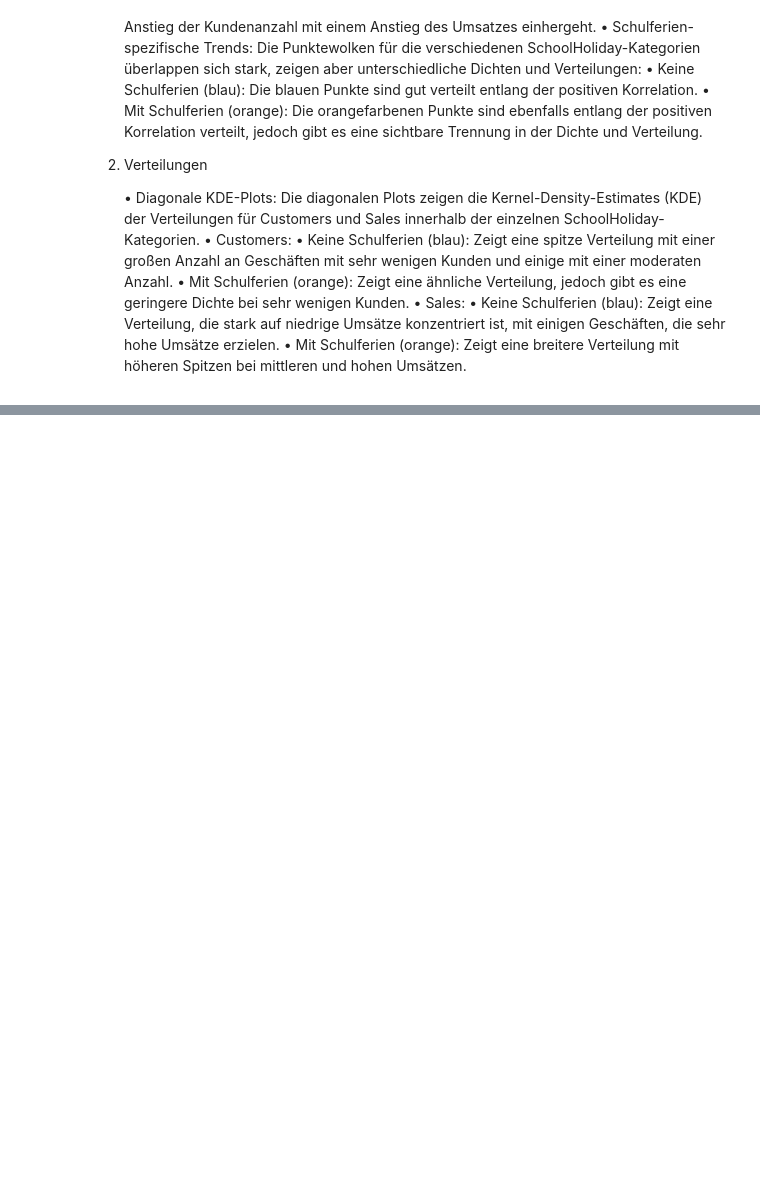
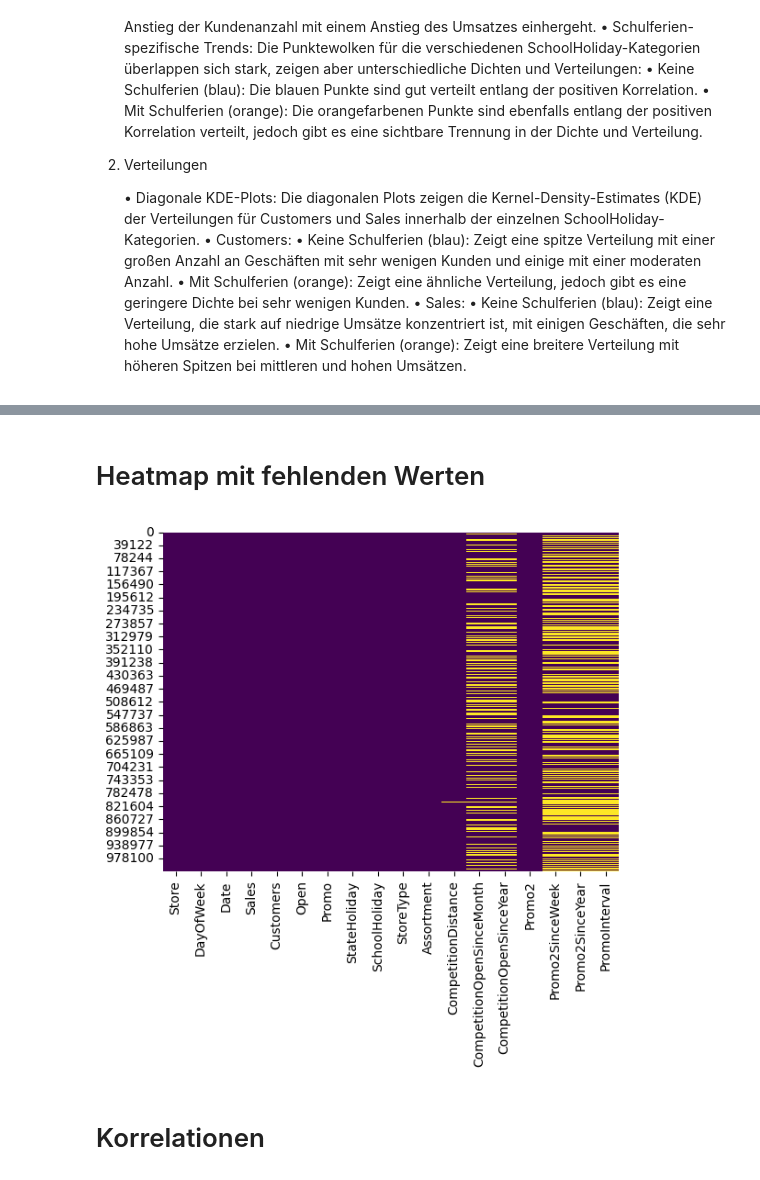
Before and after one commit to brk2ran/DataMining2024, a Jupyter notebook: rossmann.ipynb, the cells around one changed output, grey strips where cells are left out. Saved outputs shown, nothing was run; the diff lists cells and outputs as text; code cells hidden in the pictures; blank space fills up the shorter version.

Commit message:
Heatmap fehlender Werte, entfernen falscher Eintraege, Korrelationen

```diff
--- a/rossmann.ipynb
+++ b/rossmann.ipynb
@@ -796,0 +799,24 @@ Hier sind die wichtigsten Beobachtungen und deren Bedeutung:
+# %%
+import pandas as pd
+# Daten laden
+train = pd.read_csv('rossmann-store-sales/train.csv')
+store = pd.read_csv('rossmann-store-sales/store.csv')
+
+# Daten zusammenführen
+dataTrain = pd.merge(train, store, on='Store')
+
+# Standardize StateHoliday column
+dataTrain['StateHoliday'] = dataTrain['StateHoliday'].astype(str)
+
+# Remove entries with zero sales and store open
+dataTrain = dataTrain[~((dataTrain['Sales'] == 0) & (dataTrain['Open'] == 1))]
+
+# Remove entries with zero customers and store open
+dataTrain = dataTrain[~((dataTrain['Customers'] == 0) & (dataTrain['Open'] == 1))]
+
+# Verify the entries are removed
+print("\nTrain Data after removing entries with zero sales and store open:")
+print(dataTrain[(dataTrain['Sales'] == 0) & (dataTrain['Open'] == 1)])
+
+print("\nTrain Data after removing entries with zero customers and store open:")
+print(dataTrain[(dataTrain['Customers'] == 0) & (dataTrain['Open'] == 1)])
@@ -796,0 +833,14 @@ Hier sind die wichtigsten Beobachtungen und deren Bedeutung:
+# %% [markdown]
+# Heatmap mit fehlenden Werten
+# %%
+import numpy as np
+import matplotlib.pyplot as plt
+import seaborn as sns
+
+# Fehlende Werte visualisieren
+sns.heatmap(dataTrain.isnull(), cbar=False, cmap='viridis')
+plt.show()
+# %% [output]
+[figure, added]
+# %% [markdown]
+# Korrelationen
```
Also changed, not shown: parts of 3 cells of this notebook.
